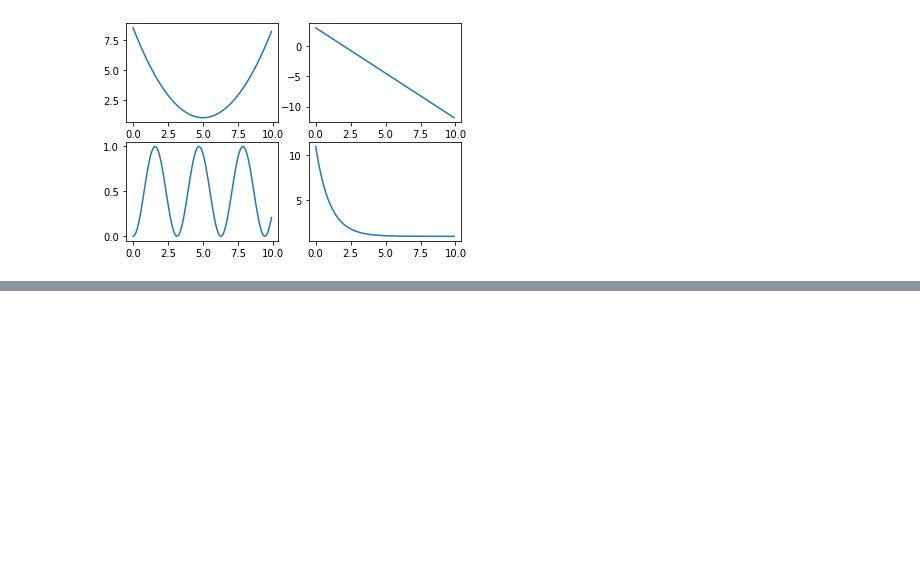
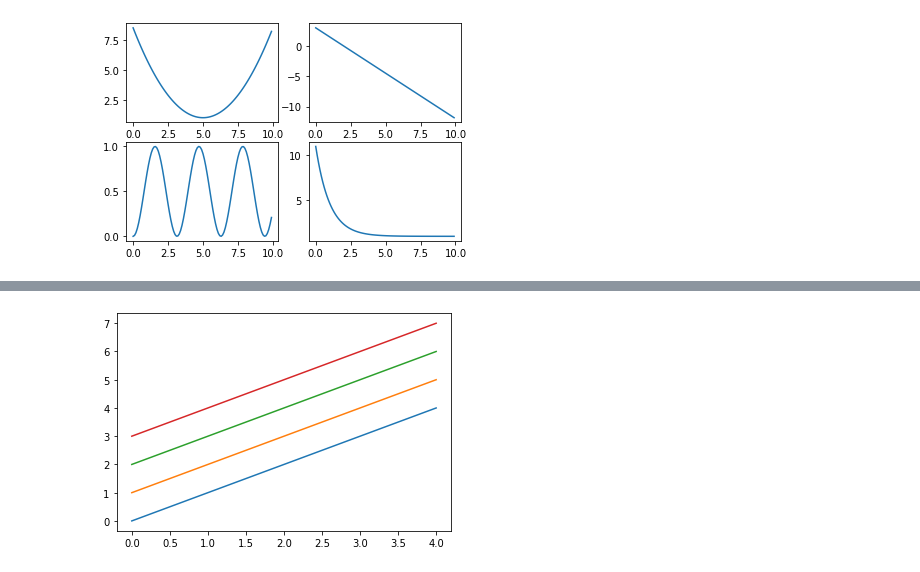
Before and after one commit to SwimmingHwang/practice-python, a Jupyter notebook: python_data_analysis(3)_matplotlib.ipynb, the cells around one changed output, grey strips where cells are left out. Drawn from its saved outputs; the diff is of its cells as text; code cells hidden in the pictures; blank space fills up the shorter version.

```diff
--- a/python_data_analysis(3)_matplotlib.ipynb
+++ b/python_data_analysis(3)_matplotlib.ipynb
@@ -122,0 +157,5 @@ plt.show()
+# %%
+plt.plot(x, y1, x, y2, x, y3, x, y4)
+plt.show()
+# %% [output]
+[figure, added]
```
Also changed, not shown: parts of 30 cells of this notebook.
